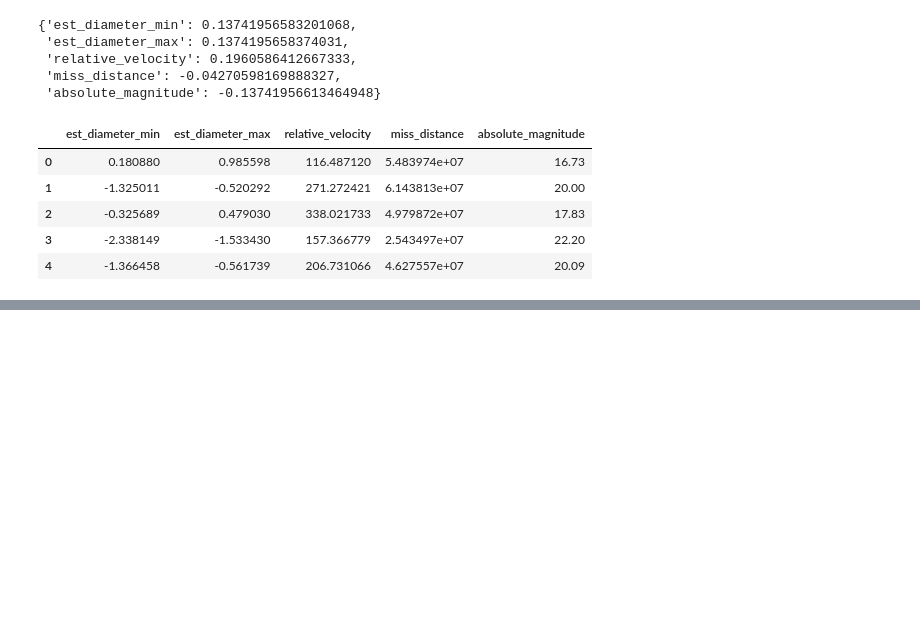
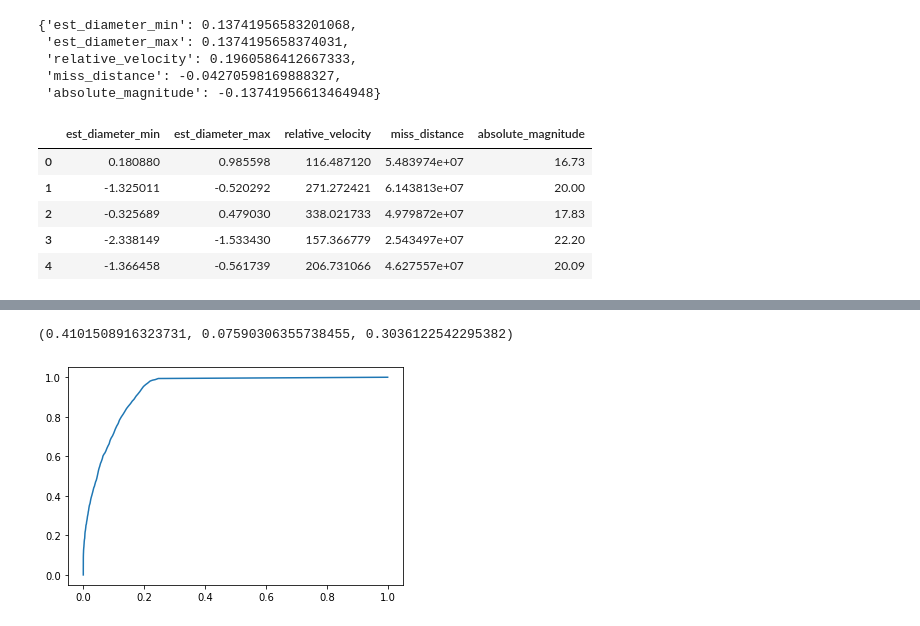
Before and after one commit to h45hi/KagglePractice, a Jupyter notebook: NASA Nearest Objects/NASANearestObjects.ipynb, the cells around one changed output, grey strips where cells are left out. Drawn from its saved outputs; the diff is of its cells as text; code cells hidden in the pictures; blank space fills up the shorter version.

```diff
--- a/NASA Nearest Objects/NASANearestObjects.ipynb
+++ b/NASA Nearest Objects/NASANearestObjects.ipynb
@@ -104,0 +118,17 @@ array([[20455,    67],
+# %%
+recall_rfc = recall_score(y_test, pipeline_rfc.predict(X_test))
+recall_lr = recall_score(y_test, pipeline_lr.predict(X_test))
+recall_knn = recall_score(y_test, pipeline_knn.predict(X_test))
+recall_rfc, recall_lr, recall_knn
+# %% [output]
+(0.4101508916323731, 0.07590306355738455, 0.3036122542295382)
+# %%
+pred_prob_rfc = pipeline_rfc.predict_proba(X_test)[::, 1]
+pred_prob_lr = pipeline_lr.predict_proba(X_test)[::, 1]
+pred_prob_knn = pipeline_knn.predict_proba(X_test)[::, 1]
+# %%
+fpr_rfc, tpr_rfc, _ = roc_curve(y_test, pred_prob_rfc)
+# %%
+plt.plot(fpr_rfc, tpr_rfc);
+# %% [output]
+[figure, added]
```
Also changed, not shown: parts of 9 cells of this notebook.
